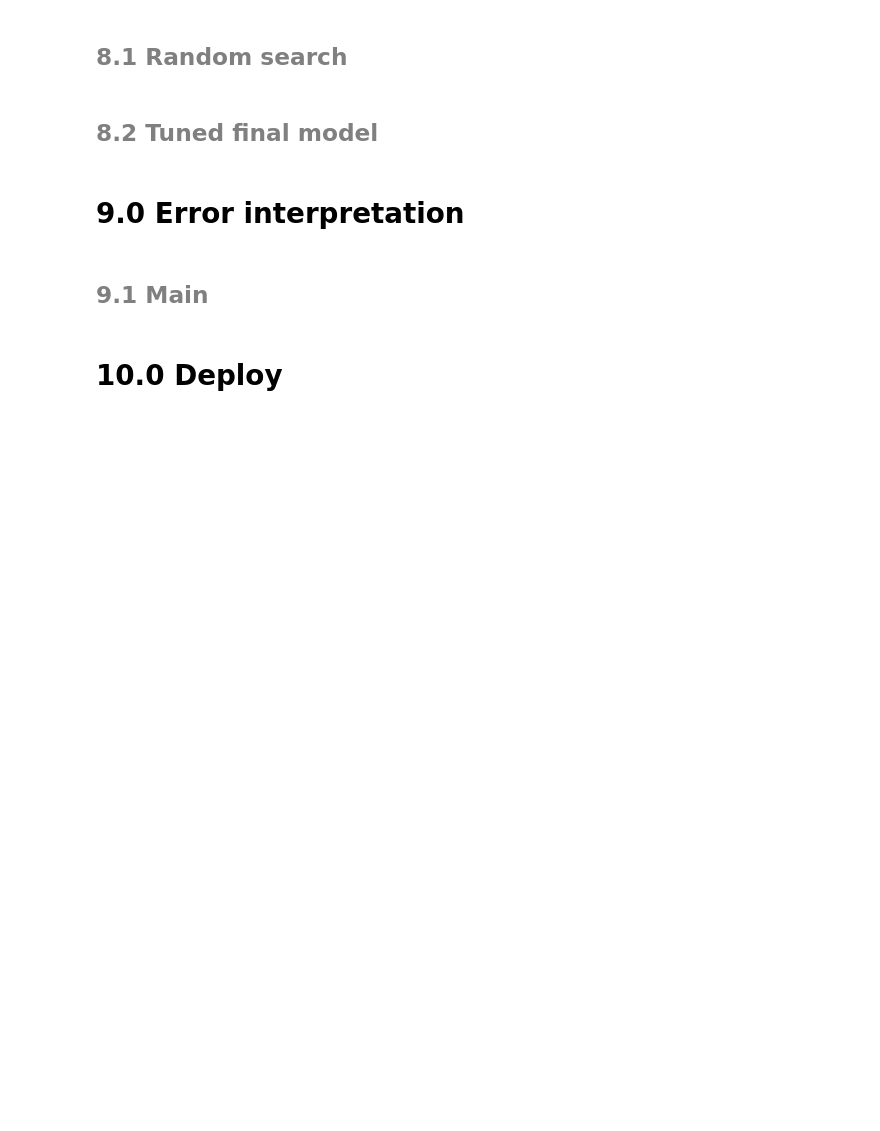
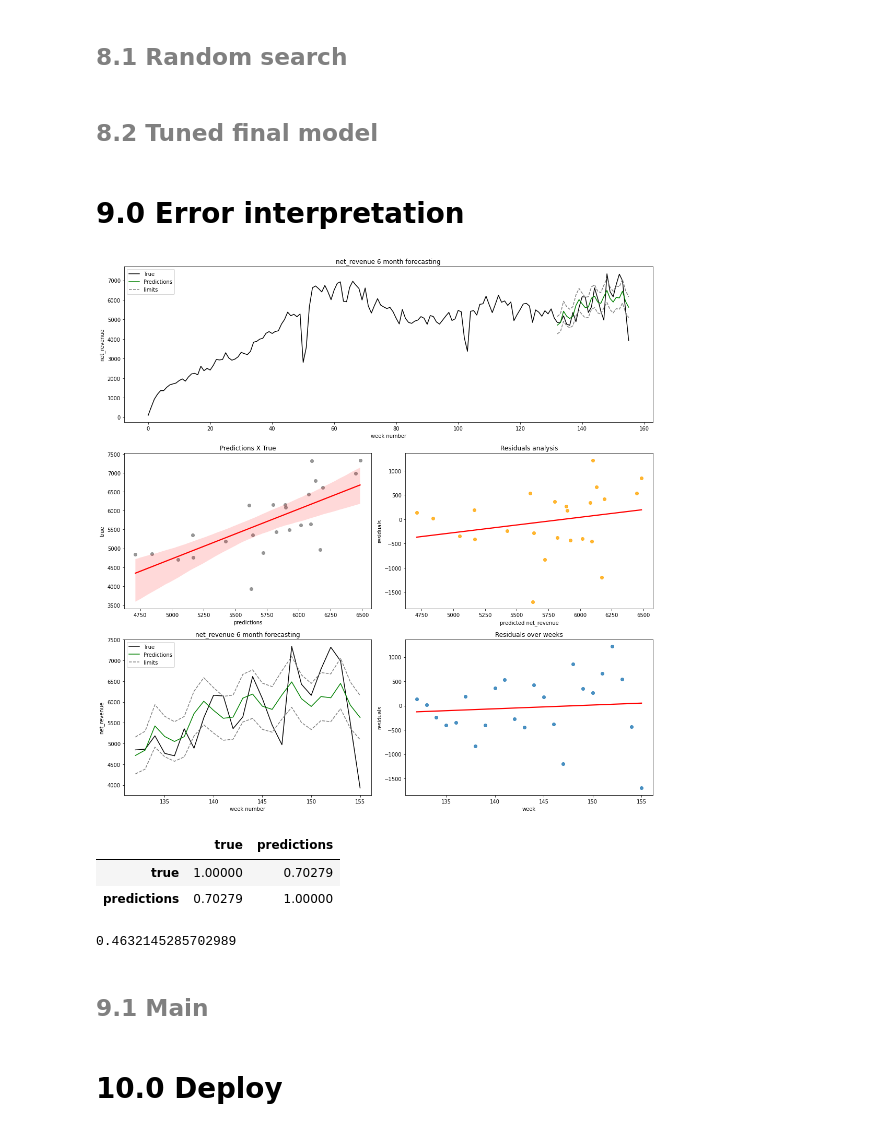
Before and after one commit to GustavoHBDuarte/just-chalenge, a Jupyter notebook: notebook_main.ipynb, the cells around one changed output. Cells and saved outputs as stored; diff of their text form; code cells hidden in the pictures; blank space fills up the shorter version.

```diff
--- a/notebook_main.ipynb
+++ b/notebook_main.ipynb
@@ -1947,3 +2520,64 @@ Na reunião de apresentação, a ideia é apresentar a tela / report desenvolvid
+# %%
+plt.figure(figsize=(15,15))
+
+
+plt.subplot(3,1,1)
+plt.plot(df_grouped['net_revenue'], color='black', label='True')
+plt.legend()
+plt.plot(df_true_x_predictions['predictions'], color='green', label='Predictions')
+plt.legend()
+plt.plot(df_true_x_predictions['upper_limit'], color='gray', linestyle='--', label='limits')
+plt.legend()
+plt.plot(df_true_x_predictions['lower_limit'], color='gray', linestyle='--')
+plt.title('net_revenue 6 month forecasting')
+plt.xlabel('week number')
+plt.ylabel('net_revenue')
+
+plt.subplot(3,2,3)
+sns.regplot(x='predictions', y='true', data=df_true_x_predictions,
+            scatter_kws={"color": "grey"}, line_kws={"color": "red"})
+plt.title('Predictions X True')
+
+
+plt.subplot(3,2,4)
+sns.regplot(x='predictions',y='residuals',data=df_true_x_predictions, ci=False,
+            scatter_kws={"color": "orange"}, line_kws={"color": "red"})
+plt.xlabel('predicted net_revenue')
+plt.title('Residuals analysis')
+
+
+plt.subplot(3,2,5)
+plt.plot(df_true_x_predictions['true'], color='black', label='True')
+plt.legend()
+plt.plot(df_true_x_predictions['predictions'], color='green', label='Predictions')
+plt.legend()
+plt.plot(df_true_x_predictions['upper_limit'], color='gray', linestyle='--', label='limits')
+plt.legend()
+plt.plot(df_true_x_predictions['lower_limit'], color='gray', linestyle='--')
+plt.title('net_revenue 6 month forecasting')
+plt.xlabel('week number')
+plt.ylabel('net_revenue')
+
+plt.subplot(3,2,6)
+sns.regplot(x='index',y='residuals',data=df_true_x_predictions.reset_index(), ci=False, line_kws={"color": "red"})
+plt.title('Residuals over weeks')
+plt.xlabel('week')
+
+plt.tight_layout();
+# %% [output]
+[figure, added]
+# %%
+# Correlation between true and predicted values
+
+df_true_x_predictions[['true','predictions']].corr()
+# %% [output]
+|  | true | predictions |
+| true | 1.00000 | 0.70279 |
+| predictions | 0.70279 | 1.00000 |
+# %%
+r2_score(y_test, y_pred)
+# %% [output]
+0.4632145285702989
 # %% [markdown]
 ## <font color="gray"> 9.1 Main </font>
 # %% [markdown]
```
Also changed, not shown: parts of 31 cells of this notebook.
